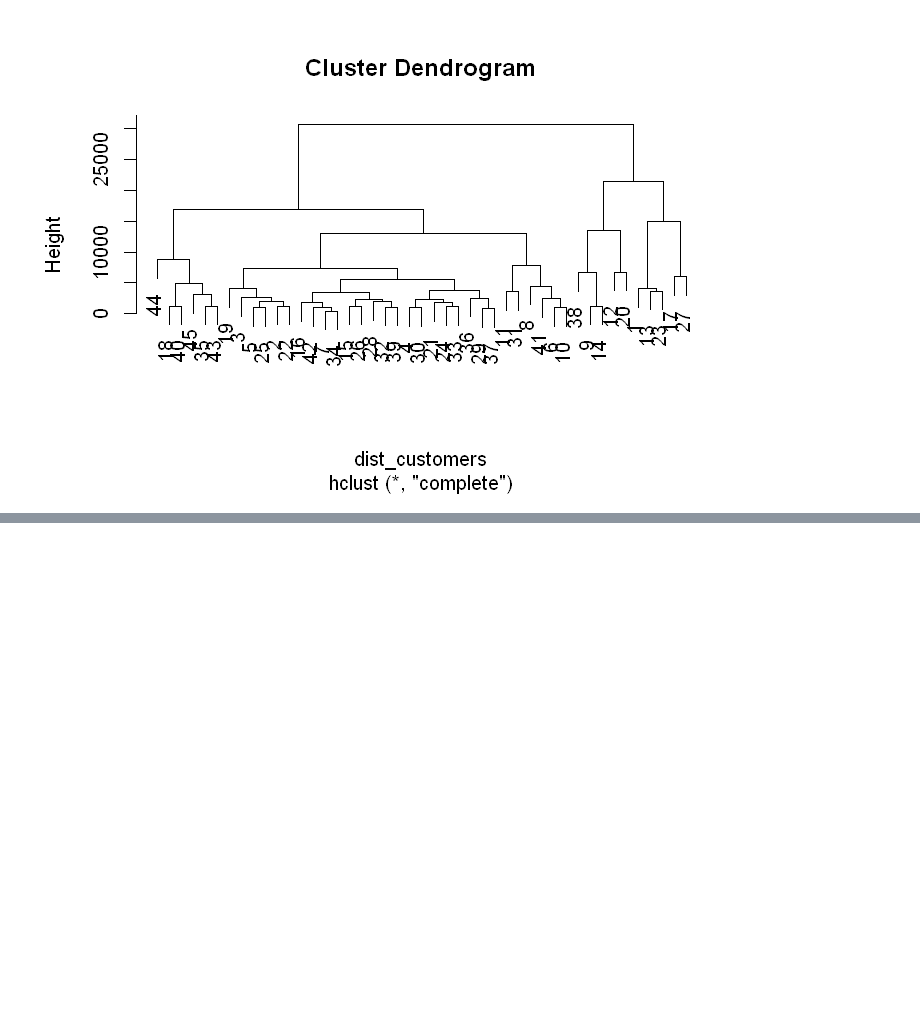
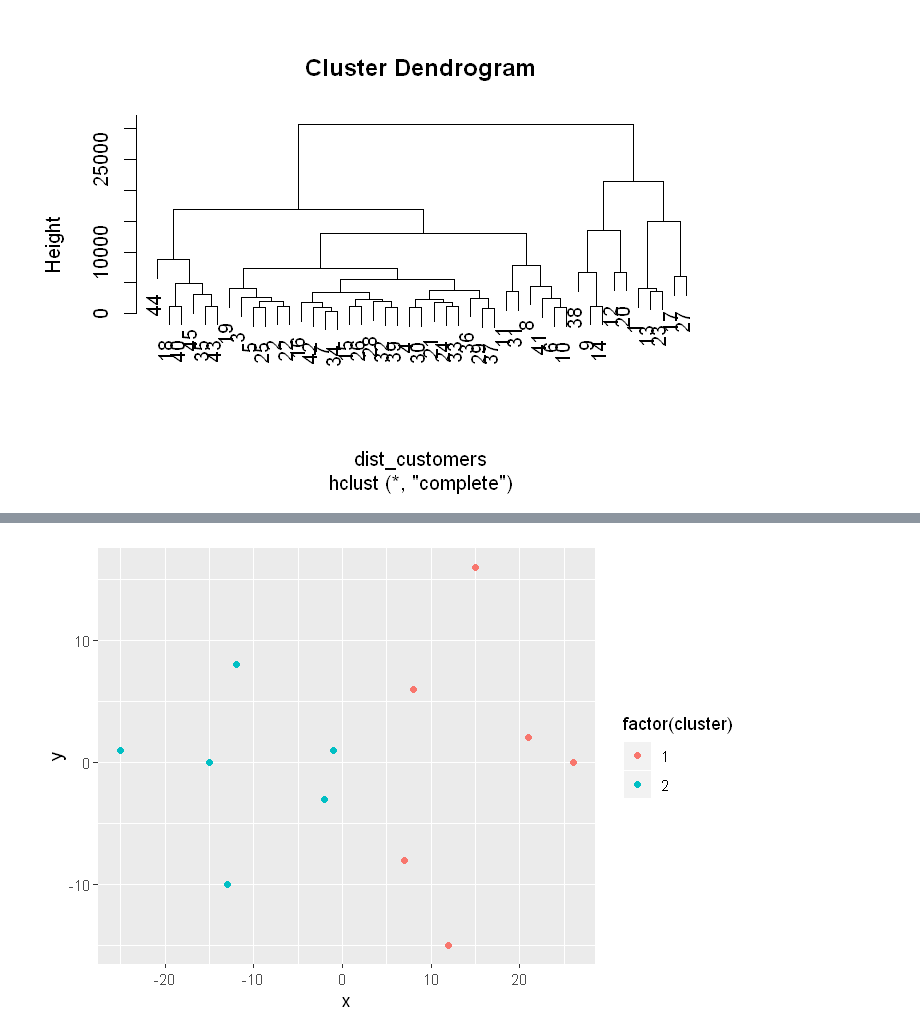
Before and after one commit to KarinRoe/R_datacamp, a Jupyter notebook: Cluster_analysis_in_R.ipynb, the cells around one changed output, grey strips where cells are left out. Drawn from its saved outputs; the diff is of its cells as text; code cells hidden in the pictures; blank space fills up the shorter version.

```diff
--- a/Cluster_analysis_in_R.ipynb
+++ b/Cluster_analysis_in_R.ipynb
@@ -350,0 +390,15 @@ segment_customers <- mutate(customers_spend, cluster = clust_customers)
+# %%
+# Build a kmeans model
+model_km2 <- kmeans(lineup, centers = 2)
+
+# Extract the cluster assignment vector from the kmeans model
+clust_km2 <- model_km2$cluster
+
+# Create a new dataframe appending the cluster assignment
+lineup_km2 <- mutate(lineup, cluster = clust_km2)
+
+# Plot the positions of the players and color them using their cluster
+ggplot(lineup_km2, aes(x = x, y = y, color = factor(cluster))) +
+  geom_point()
+# %% [output]
+[figure, added]
```
Also changed, not shown: parts of 45 cells of this notebook.
